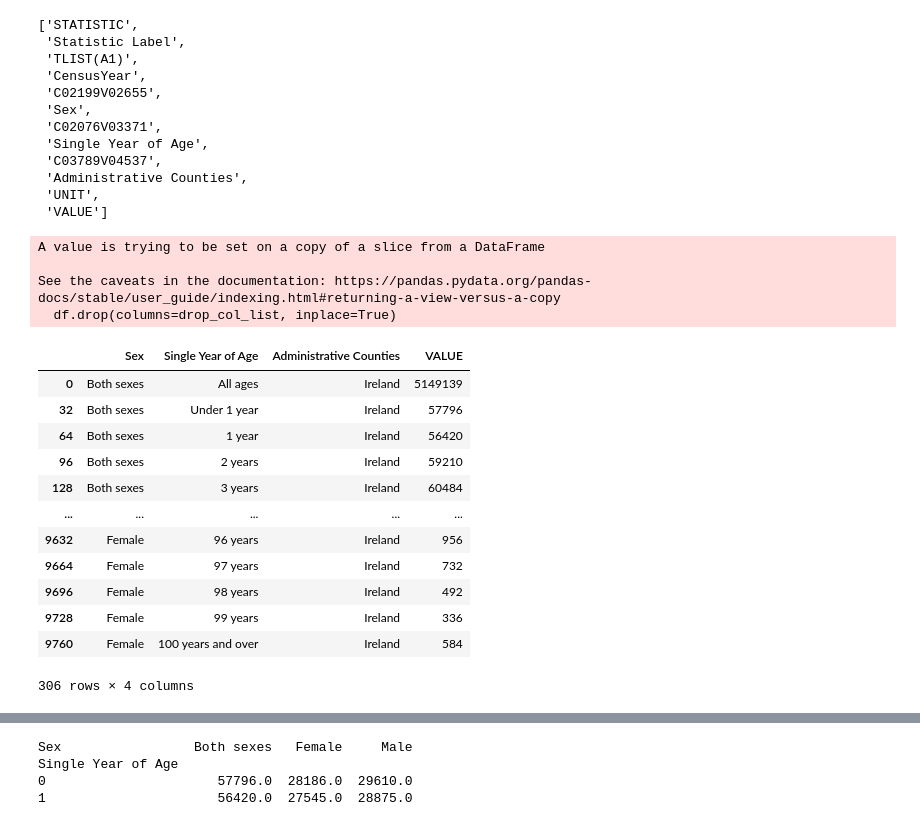
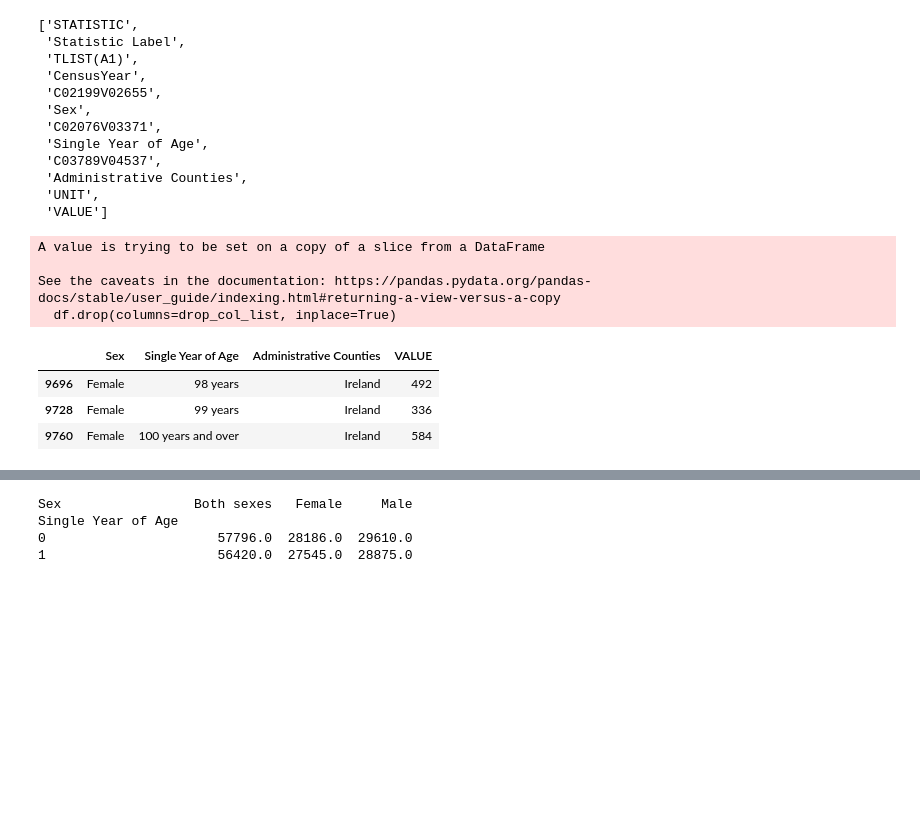
Before and after one commit to FaolanH/programming-for-data-analytics, a Jupyter notebook: pfda-assignments/assignment05_population.ipynb, the cells around one changed output, grey strips where cells are left out. Cells and saved outputs as stored; diff of their text form; code cells hidden in the pictures; blank space fills up the shorter version.

```diff
--- a/pfda-assignments/assignment05_population.ipynb
+++ b/pfda-assignments/assignment05_population.ipynb
@@ -73,26 +74,17 @@ headers
  'UNIT',
  'VALUE']
 # %%
-#remove the headers that are not relevant
+# Remove the headers that are not relevant
 drop_col_list = ['STATISTIC', 'Statistic Label','TLIST(A1)','CensusYear','C02199V02655','C02076V03371','C03789V04537','UNIT']
 df.drop(columns=drop_col_list, inplace=True)
-df
+df.tail(3)
 # %% [output]
 A value is trying to be set on a copy of a slice from a DataFrame
 
 See the caveats in the documentation: https://pandas.pydata.org/pandas-docs/stable/user_guide/indexing.html#returning-a-view-versus-a-copy
   df.drop(columns=drop_col_list, inplace=True)
 |  | Sex | Single Year of Age | Administrative Counties | VALUE |
-| 0 | Both sexes | All ages | Ireland | 5149139 |
-| 32 | Both sexes | Under 1 year | Ireland | 57796 |
-| 64 | Both sexes | 1 year | Ireland | 56420 |
-| 96 | Both sexes | 2 years | Ireland | 59210 |
-| 128 | Both sexes | 3 years | Ireland | 60484 |
-| ... | ... | ... | ... | ... |
-| 9632 | Female | 96 years | Ireland | 956 |
-| 9664 | Female | 97 years | Ireland | 732 |
 | 9696 | Female | 98 years | Ireland | 492 |
 | 9728 | Female | 99 years | Ireland | 336 |
 | 9760 | Female | 100 years and over | Ireland | 584 |
-306 rows × 4 columns
 # %%
```
Also changed, not shown: parts of 29 cells of this notebook.
